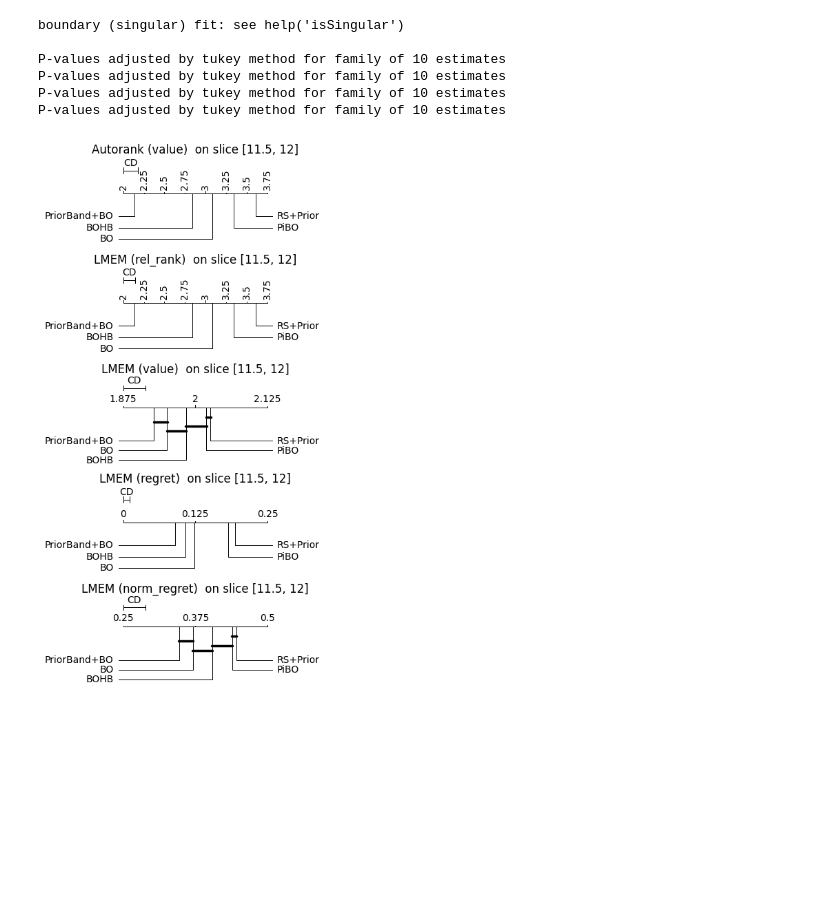
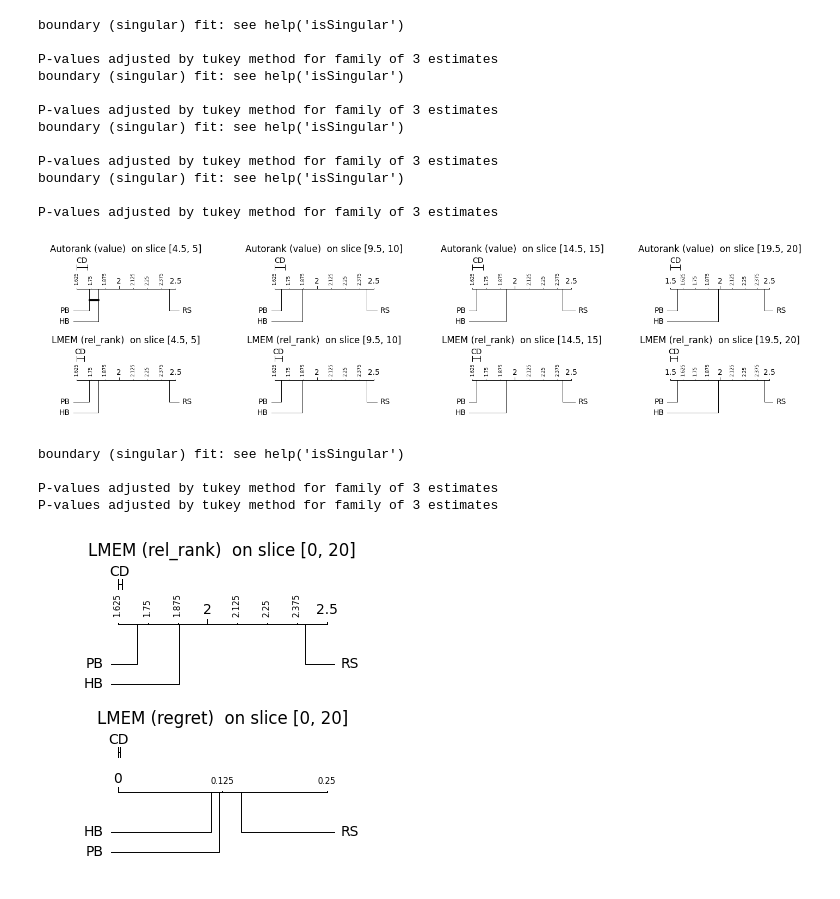
Before and after one commit to automl-private/significance_analysis, a Jupyter notebook: Thesis/5_rows.ipynb, the cells around one changed output. Saved outputs shown, nothing was run; the diff lists cells and outputs as text; code cells hidden in the pictures; blank space fills up the shorter version.

Commit message:
generated plots and fixed optics

```diff
--- a/Thesis/5_rows.ipynb
+++ b/Thesis/5_rows.ipynb
@@ -8,20 +8,34 @@ import pandas as pd
 import numpy as np
 
 algorithm="algorithm";benchmark="bench_prior";seed="seed";budget="used_fidelity"
+ds=get_dataset(dataset_name="fig5_24_at25_bad_intsteps")
+# %%
+plot_1=bt_plot(slices=[[5],[10],[15],[20]],rows=2,dataset=ds,algorithm_var=algorithm,budget_var=budget)
+plot_1.change_row(0,None,globality=False,loss="value")
+plot_1.change_row(1,f"{algorithm}",globality=False,loss="rel_rank")
+plot_1.show()
+# %% [output]
+boundary (singular) fit: see help('isSingular')
+
+P-values adjusted by tukey method for family of 3 estimates
+boundary (singular) fit: see help('isSingular')
+
+P-values adjusted by tukey method for family of 3 estimates
+boundary (singular) fit: see help('isSingular')
+
+P-values adjusted by tukey method for family of 3 estimates
+boundary (singular) fit: see help('isSingular')
+
+P-values adjusted by tukey method for family of 3 estimates
+[figure, added]
 # %%
-ds=get_dataset(dataset_name="fig7_24_at25_bad_intsteps")
-plot_1=bt_plot(slices=[[11.5,12]],rows=5,dataset=ds,algorithm_var=algorithm,budget_var=budget)
-plot_1.change_row(0,None,globality=False,loss="value")
-plot_1.change_row(1,f"{algorithm}",globality=False,loss="rel_rank")
-plot_1.change_row(2,f"{algorithm}+{algorithm}:{budget}+(1|{benchmark})",globality=False,loss="value")
-plot_1.change_row(3,f"{algorithm}+{algorithm}:{budget}+(1|{benchmark})",globality=False,loss="regret")
-plot_1.change_row(4,f"{algorithm}+{algorithm}:{budget}+(1|{benchmark})",globality=False,loss="norm_regret")
-plot_1.show()
+plot_2=bt_plot(slices=[[0,20]],rows=2,dataset=ds,algorithm_var=algorithm,budget_var=budget)
+plot_2.change_row(0,f"{algorithm}",globality=False,loss="rel_rank")
+plot_2.change_row(1,f"{algorithm}+{algorithm}:{budget}+(1|{benchmark})",globality=False,loss="regret")
+plot_2.show()
 # %% [output]
 boundary (singular) fit: see help('isSingular')
 
-P-values adjusted by tukey method for family of 10 estimates
-P-values adjusted by tukey method for family of 10 estimates
-P-values adjusted by tukey method for family of 10 estimates
-P-values adjusted by tukey method for family of 10 estimates
+P-values adjusted by tukey method for family of 3 estimates
+P-values adjusted by tukey method for family of 3 estimates
-[figure, old version]
+[figure, new version]
```
Also changed, not shown: parts of 2 cells of this notebook, 2 other files.
